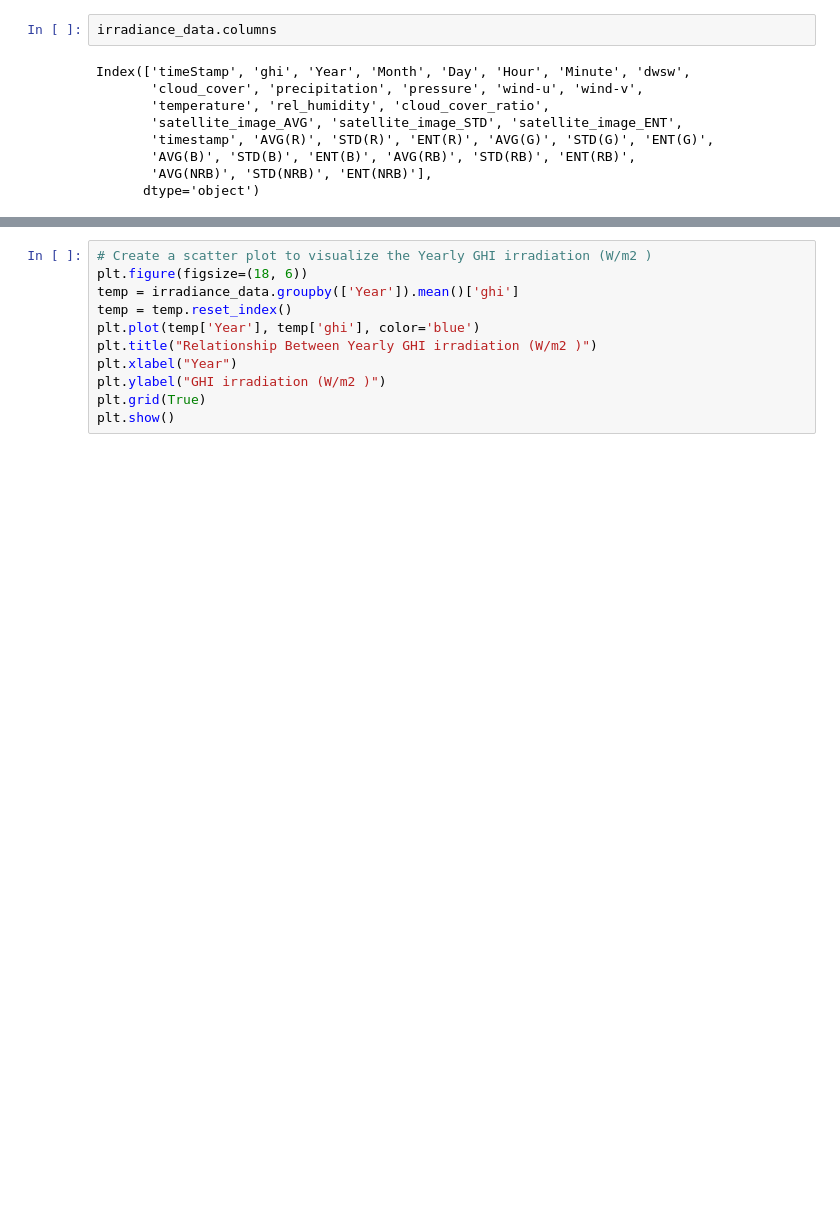
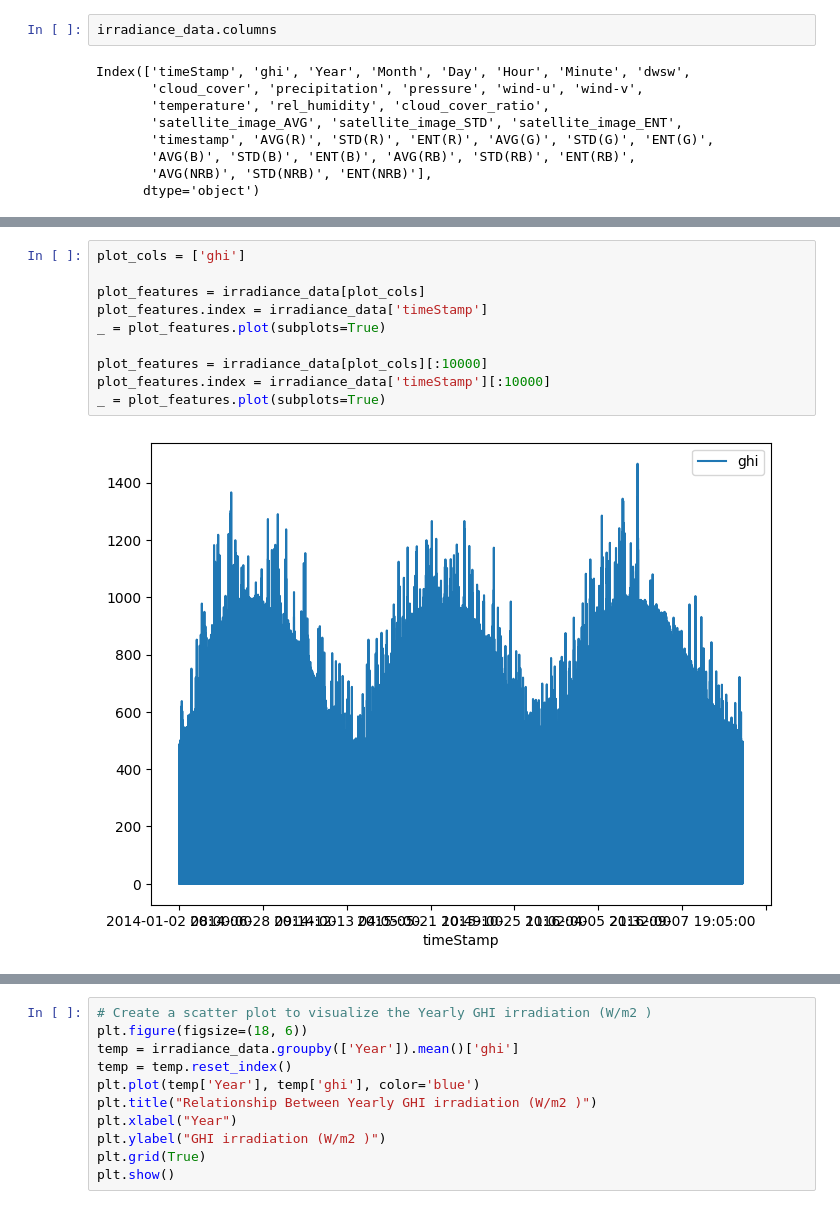
Before and after one commit to AnjaliDharmik92/Solar_Irradiance_Forecasting-, a Jupyter notebook: Solar_Irradiance_Forecasting_EDA_meterological_features.ipynb, the cells around one changed output, grey strips where cells are left out. Saved outputs shown, nothing was run; the diff lists cells and outputs as text; blank space fills up the shorter version.

```diff
--- a/Solar_Irradiance_Forecasting_EDA_meterological_features.ipynb
+++ b/Solar_Irradiance_Forecasting_EDA_meterological_features.ipynb
@@ -573,0 +584,12 @@ Index(['timeStamp', 'ghi', 'Year', 'Month', 'Day', 'Hour', 'Minute', 'dwsw',
+# %%
+plot_cols = ['ghi']
+
+plot_features = irradiance_data[plot_cols]
+plot_features.index = irradiance_data['timeStamp']
+_ = plot_features.plot(subplots=True)
+
+plot_features = irradiance_data[plot_cols][:10000]
+plot_features.index = irradiance_data['timeStamp'][:10000]
+_ = plot_features.plot(subplots=True)
+# %% [output]
+[figure, added]
```
Also changed, not shown: parts of 8 cells of this notebook.
